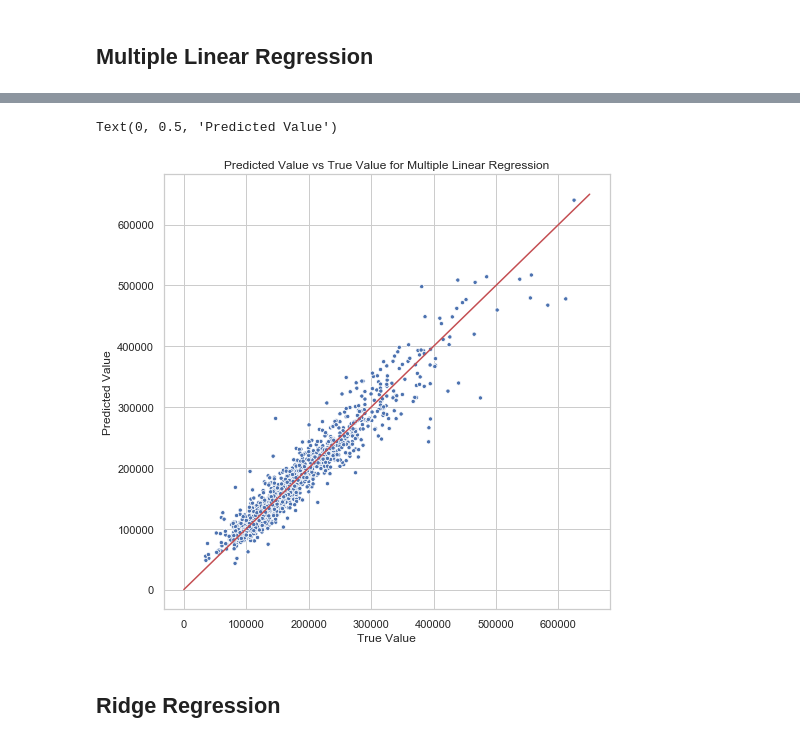
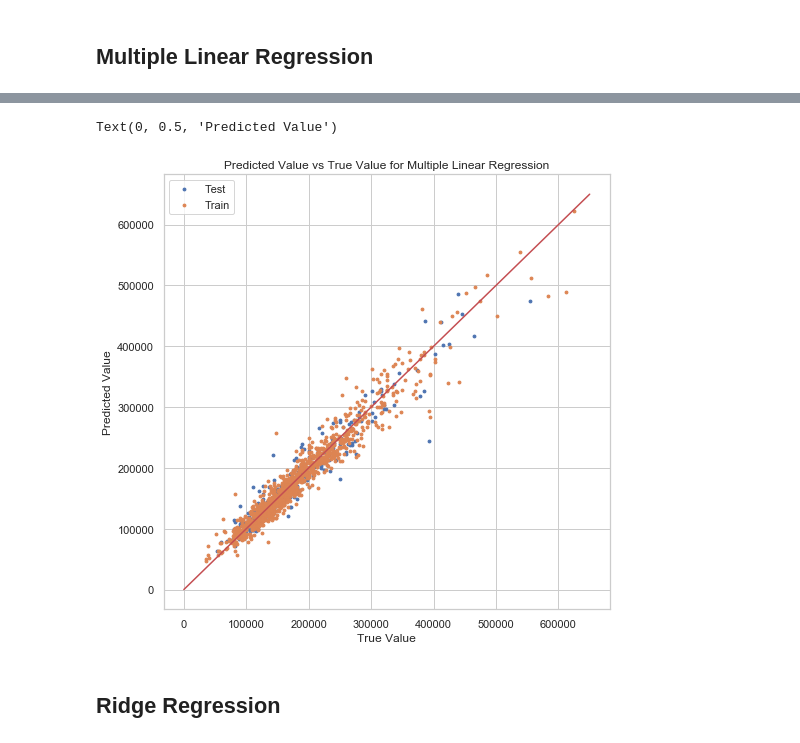
Before and after one commit to ryanhpark/HousingPricePrediction_ML, a Jupyter notebook: Ryan/3-1.Regression_Models.ipynb, the cells around one changed output, grey strips where cells are left out. Drawn from its saved outputs; the diff is of its cells as text; code cells hidden in the pictures.

```diff
--- a/Ryan/3-1.Regression_Models.ipynb
+++ b/Ryan/3-1.Regression_Models.ipynb
@@ -45,3 +47,5 @@ test shape: (1459, 174)
+# %%
+X_train, X_test, y_train, y_test = train_test_split(X, Y, test_size = 0.2, random_state = 0)
 # %% [markdown]
 ## Model Evaluation
 # %%
@@ -74,0 +79,10 @@ RMSLE: 0.12482
+# %%
+score = np.mean(cross_val_score(estimator = ols, X = X_train, y = y_train, cv = 10))
+ols.fit(X_train, y_train)
+pred = ols.predict(X_test)
+RMSLE = (mean_squared_error(pred, y_test, squared = False))
+
+print("CV R-square: " + str(score))
+print("Train set R-Square: " + str(round(ols.score(X_train, y_train),5)))
+print("Test set R-Square: " + str(round(ols.score(X_test, y_test),5)))
+print("RMSLE: " + str(round(RMSLE, 5)))
@@ -109,14 +128,16 @@ ols_result
 | Kurtosis: | 8.347 | Condition No.: | 13662383976831340 |
 # %%
 plt.figure(figsize=(8,8))
-sns.scatterplot(x = saleprice, y = pred, size = 8, legend = False)
+plt.scatter(x = np.exp(y_test), y = np.exp(pred), s = 8, label = "Test")
+plt.scatter(x = np.exp(y_train), y = np.exp(ols.predict(X_train)), s = 8, label = "Train")
 plt.plot([0,650000],[0,650000], color = "r")
+plt.legend(loc = 0)
 plt.title("Predicted Value vs True Value for Multiple Linear Regression")
 plt.xlabel("True Value")
 plt.ylabel("Predicted Value")
 # %% [output]
 Text(0, 0.5, 'Predicted Value')
-[figure, old version]
+[figure, new version]
 # %% [markdown]
 ## Ridge Regression
 # %%
```
Also changed, not shown: parts of 16 cells of this notebook, 1 other file.
